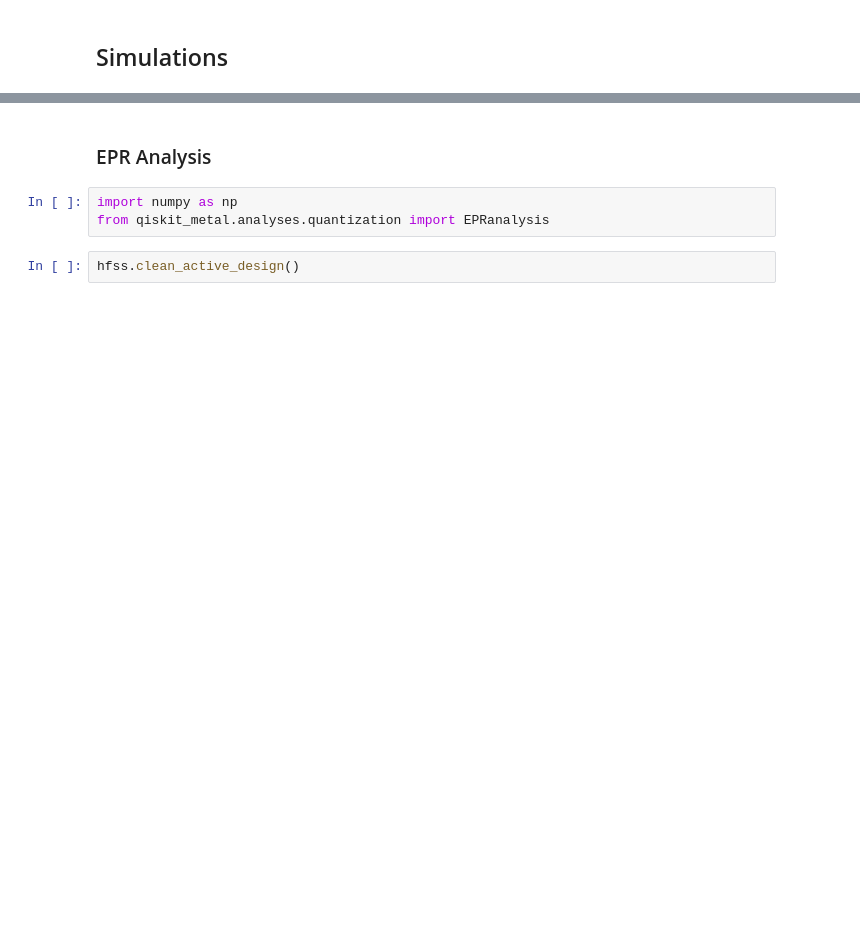
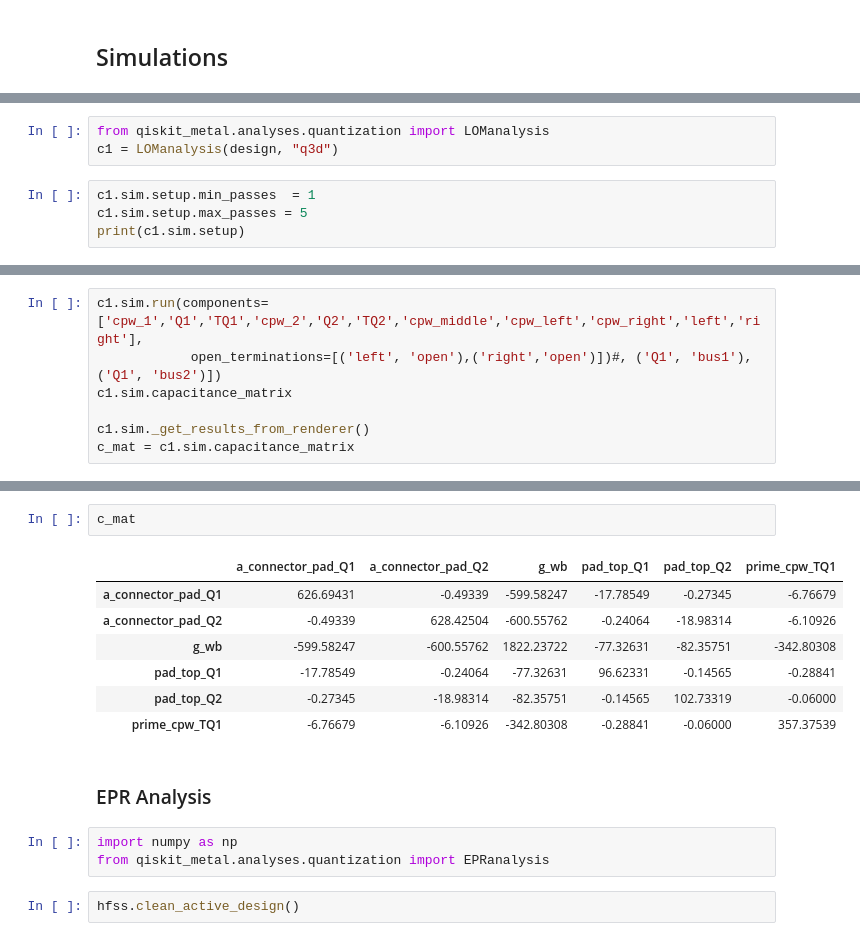
Before and after one commit to Wendywanw/Qiskit_metal_tutorial, a Jupyter notebook: tutorials/4 Analysis/A. Core - EM and quantization/Multiple_pocket_simulation.ipynb, the cells around one changed output, grey strips where cells are left out. Cells and saved outputs as stored; diff of their text form; blank space fills up the shorter version.

```diff
--- a/tutorials/4 Analysis/A. Core - EM and quantization/Multiple_pocket_simulation.ipynb
+++ b/tutorials/4 Analysis/A. Core - EM and quantization/Multiple_pocket_simulation.ipynb
@@ -191,0 +243,7 @@ gui.autoscale()
+# %%
+from qiskit_metal.analyses.quantization import LOManalysis
+c1 = LOManalysis(design, "q3d")
+# %%
+c1.sim.setup.min_passes  = 1
+c1.sim.setup.max_passes = 5
+print(c1.sim.setup)
@@ -191,0 +252,7 @@ gui.autoscale()
+# %%
+c1.sim.run(components=['cpw_1','Q1','TQ1','cpw_2','Q2','TQ2','cpw_middle','cpw_left','cpw_right','left','right'],
+            open_terminations=[('left', 'open'),('right','open')])#, ('Q1', 'bus1'), ('Q1', 'bus2')])
+c1.sim.capacitance_matrix
+
+c1.sim._get_results_from_renderer()
+c_mat = c1.sim.capacitance_matrix
@@ -192,3 +278,13 @@ gui.autoscale()
+# %%
+c_mat
+# %% [output]
+|  | a_connector_pad_Q1 | a_connector_pad_Q2 | g_wb | pad_top_Q1 | pad_top_Q2 | prime_cpw_TQ1 |
+| a_connector_pad_Q1 | 626.69431 | -0.49339 | -599.58247 | -17.78549 | -0.27345 | -6.76679 |
+| a_connector_pad_Q2 | -0.49339 | 628.42504 | -600.55762 | -0.24064 | -18.98314 | -6.10926 |
+| g_wb | -599.58247 | -600.55762 | 1822.23722 | -77.32631 | -82.35751 | -342.80308 |
+| pad_top_Q1 | -17.78549 | -0.24064 | -77.32631 | 96.62331 | -0.14565 | -0.28841 |
+| pad_top_Q2 | -0.27345 | -18.98314 | -82.35751 | -0.14565 | 102.73319 | -0.06000 |
+| prime_cpw_TQ1 | -6.76679 | -6.10926 | -342.80308 | -0.28841 | -0.06000 | 357.37539 |
 # %% [markdown]
 ### EPR Analysis
 # %%
```
Also changed, not shown: parts of 22 cells of this notebook, 3 other files.
